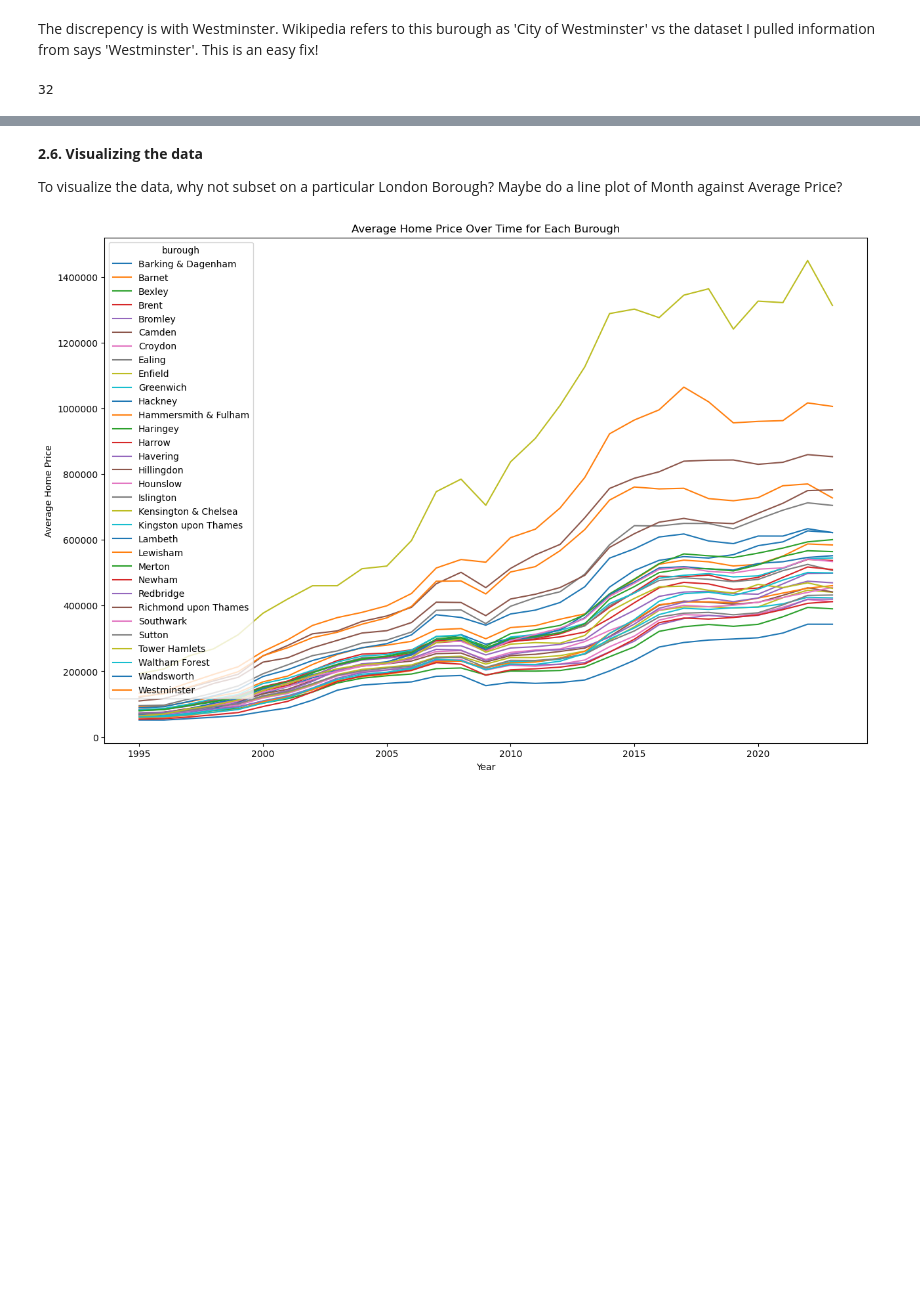
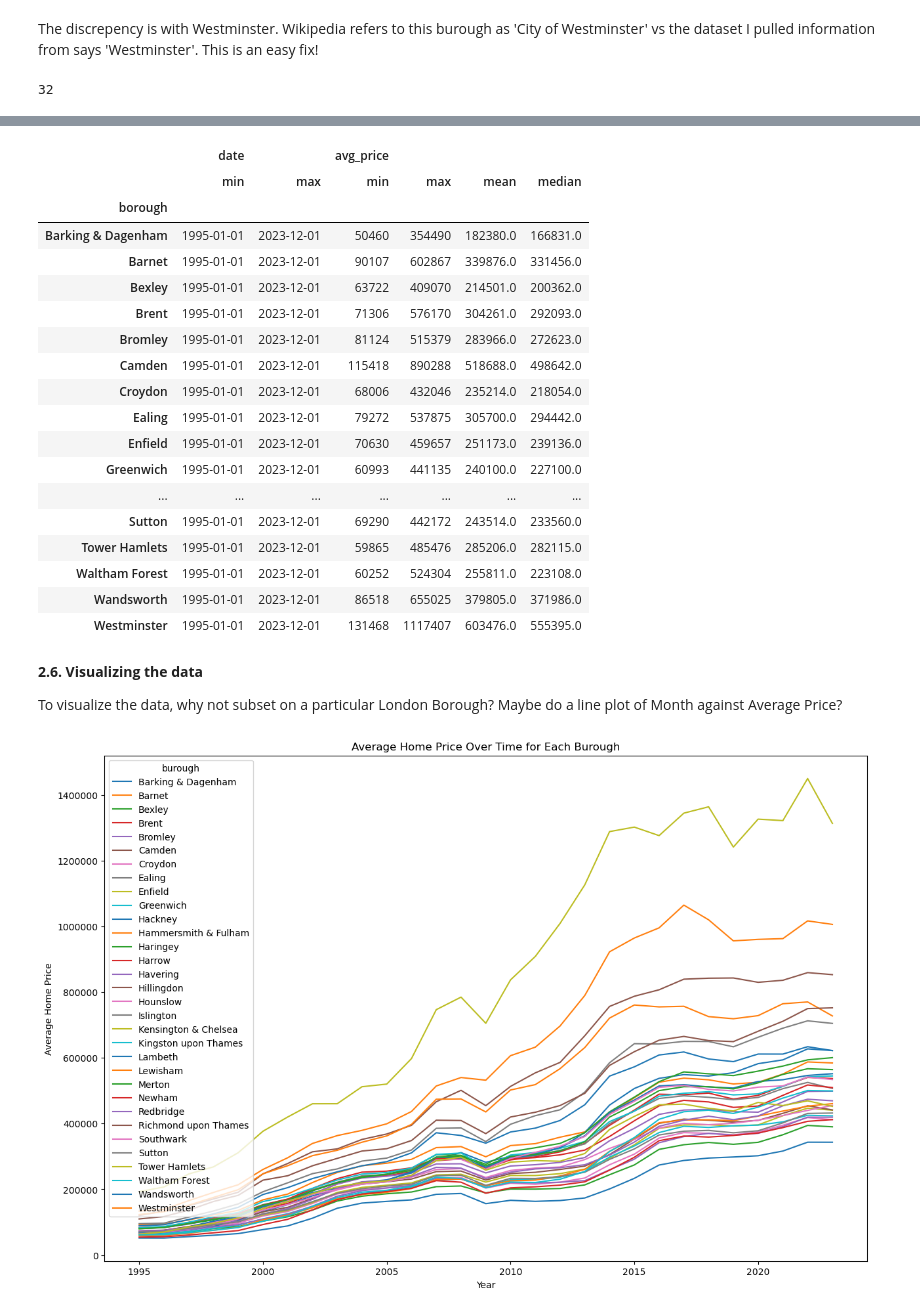
Before and after one commit to dezertdweller/springboard-data-science-projects, a Jupyter notebook: london-housing-analysis.ipynb, the cells around one changed output, grey strips where cells are left out. Drawn from its saved outputs; the diff is of its cells as text; code cells hidden in the pictures; blank space fills up the shorter version.

```diff
--- a/london-housing-analysis.ipynb
+++ b/london-housing-analysis.ipynb
@@ -452,0 +321,4 @@ burough_verification
+# %%
+# convert avg_price to integer objects
+properties_transformed['avg_price'] = properties_transformed['avg_price'].astype(int)
+properties_transformed.info()
@@ -452,0 +336,3 @@ burough_verification
+# %%
+properties_clean = properties_transformed
+properties_clean.head()
@@ -452,0 +348,4 @@ burough_verification
+# %%
+properties_clean['month'] = properties_clean['date'].dt.month
+properties_clean['year'] = properties_clean['date'].dt.year
+properties_clean.head()
@@ -454,16 +424,16 @@ burough_verification
 The discrepency is with Westminster. Wikipedia refers to this burough as 'City of Westminster' vs the dataset I pulled information from says 'Westminster'. This is an easy fix!
 # %%
 # modify list of london burough names
-london_burough_names = ['Westminster', 'Kensington & Chelsea', 'Hammersmith & Fulham', 'Wandsworth', 'Lambeth', 'Southwark',
+london_borough_names = ['Westminster', 'Kensington & Chelsea', 'Hammersmith & Fulham', 'Wandsworth', 'Lambeth', 'Southwark',
                         'Tower Hamlets', 'Hackney', 'Islington', 'Camden', 'Brent', 'Ealing', 'Hounslow', 'Richmond upon Thames',
                         'Kingston upon Thames', 'Merton', 'Sutton', 'Croydon', 'Bromley', 'Lewisham', 'Greenwich', 'Bexley', 'Havering',
                         'Barking & Dagenham', 'Redbridge', 'Newham', 'Waltham Forest', 'Haringey', 'Enfield', 'Barnet', 'Harrow',
                         'Hillingdon']
 
 # subset dataframe again
-london_buroughs = properties_transformed[properties_transformed['burough'].isin(london_burough_names)].copy()
+london_borough = properties_clean[properties_clean['borough'].isin(london_borough_names)].copy()
 
-# check the number of buroughs
-print(london_buroughs['burough'].nunique())
+# check the number of borough
+print(london_borough['borough'].nunique())
 # %% [output]
 32
@@ -514,3 +455,27 @@ london_buroughs.head(1)
+# %%
+# checking out some summary statistics
+london_borough_summary_stats = london_borough.groupby('borough').agg({'date':['min', 'max'], 'avg_price':['min', 'max', 'mean', 'median']}).round()
+london_borough_summary_stats
+# %% [output]
+|  | date |  | avg_price |  |  |  |
+|  | min | max | min | max | mean | median |
+| borough |  |  |  |  |  |  |
+| Barking & Dagenham | 1995-01-01 | 2023-12-01 | 50460 | 354490 | 182380.0 | 166831.0 |
+| Barnet | 1995-01-01 | 2023-12-01 | 90107 | 602867 | 339876.0 | 331456.0 |
+| Bexley | 1995-01-01 | 2023-12-01 | 63722 | 409070 | 214501.0 | 200362.0 |
+| Brent | 1995-01-01 | 2023-12-01 | 71306 | 576170 | 304261.0 | 292093.0 |
+| Bromley | 1995-01-01 | 2023-12-01 | 81124 | 515379 | 283966.0 | 272623.0 |
+| Camden | 1995-01-01 | 2023-12-01 | 115418 | 890288 | 518688.0 | 498642.0 |
+| Croydon | 1995-01-01 | 2023-12-01 | 68006 | 432046 | 235214.0 | 218054.0 |
+| Ealing | 1995-01-01 | 2023-12-01 | 79272 | 537875 | 305700.0 | 294442.0 |
+| Enfield | 1995-01-01 | 2023-12-01 | 70630 | 459657 | 251173.0 | 239136.0 |
+| Greenwich | 1995-01-01 | 2023-12-01 | 60993 | 441135 | 240100.0 | 227100.0 |
+| ... | ... | ... | ... | ... | ... | ... |
+| Sutton | 1995-01-01 | 2023-12-01 | 69290 | 442172 | 243514.0 | 233560.0 |
+| Tower Hamlets | 1995-01-01 | 2023-12-01 | 59865 | 485476 | 285206.0 | 282115.0 |
+| Waltham Forest | 1995-01-01 | 2023-12-01 | 60252 | 524304 | 255811.0 | 223108.0 |
+| Wandsworth | 1995-01-01 | 2023-12-01 | 86518 | 655025 | 379805.0 | 371986.0 |
+| Westminster | 1995-01-01 | 2023-12-01 | 131468 | 1117407 | 603476.0 | 555395.0 |
 # %% [markdown]
 **2.6. Visualizing the data**
 
```
Also changed, not shown: parts of 75 cells of this notebook.
